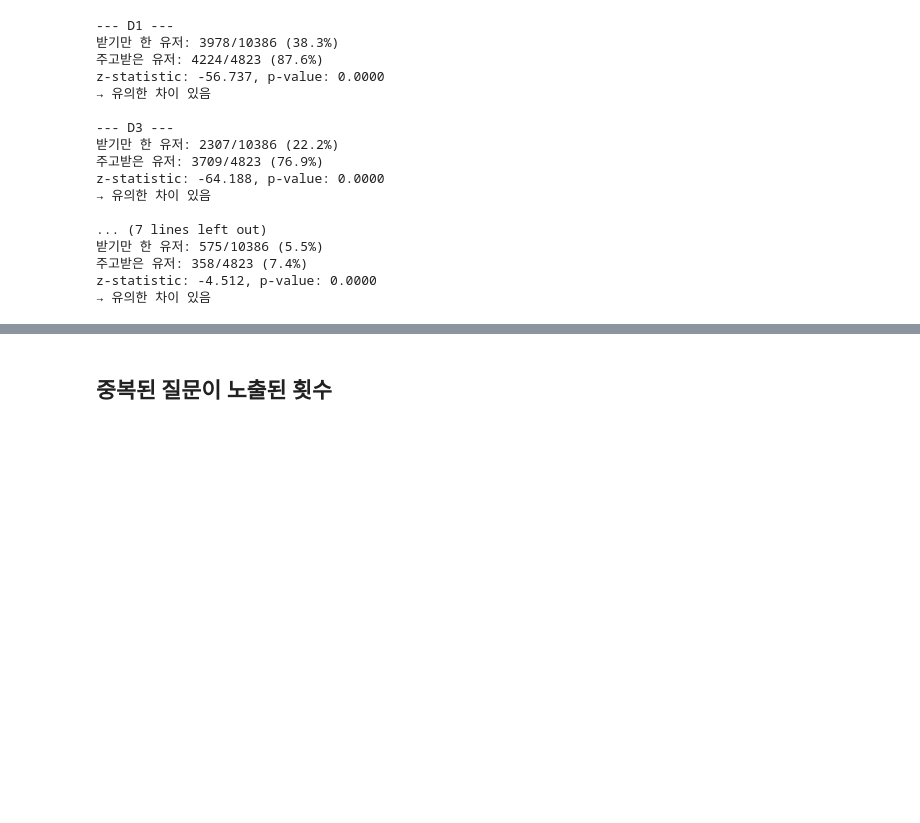
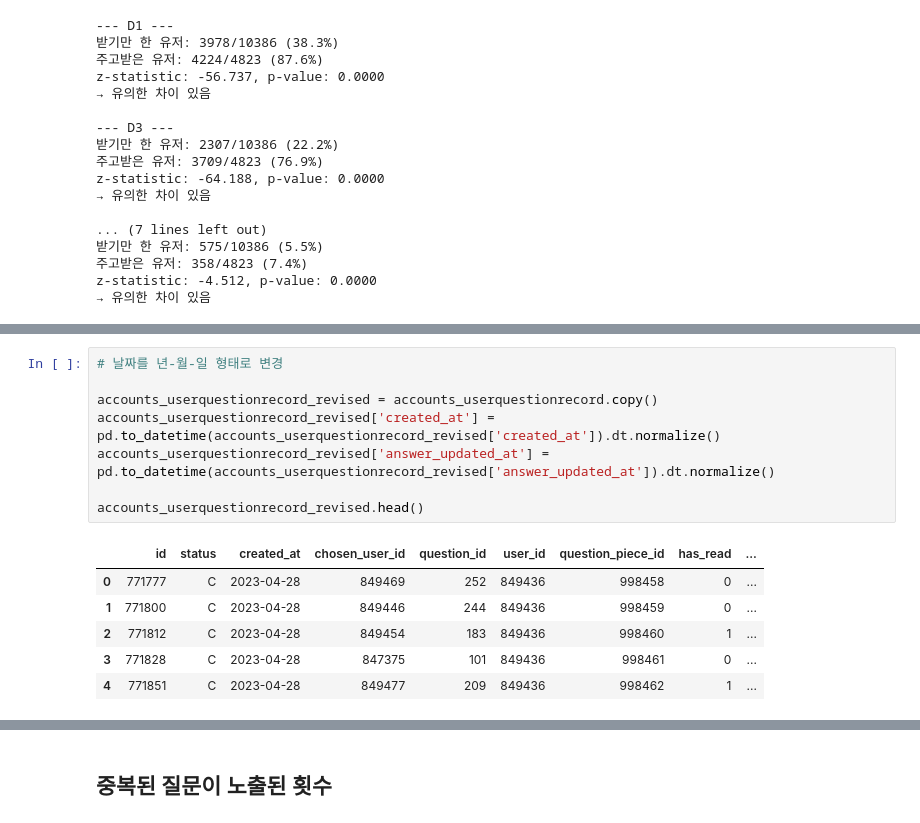
Before and after one commit to DA15-Lab/team3-ping-analytics, a Jupyter notebook: notebooks/Daun_analysis.ipynb, the cells around one changed output, grey strips where cells are left out. Drawn from its saved outputs; the diff is of its cells as text; blank space fills up the shorter version.

```diff
--- a/notebooks/Daun_analysis.ipynb
+++ b/notebooks/Daun_analysis.ipynb
@@ -1488,0 +1638,15 @@ z-statistic: -4.512, p-value: 0.0000
+# %%
+# 날짜를 년-월-일 형태로 변경
+
+accounts_userquestionrecord_revised = accounts_userquestionrecord.copy()
+accounts_userquestionrecord_revised['created_at'] = pd.to_datetime(accounts_userquestionrecord_revised['created_at']).dt.normalize()
+accounts_userquestionrecord_revised['answer_updated_at'] = pd.to_datetime(accounts_userquestionrecord_revised['answer_updated_at']).dt.normalize()
+
+accounts_userquestionrecord_revised.head()
+# %% [output]
+|  | id | status | created_at | chosen_user_id | question_id | user_id | question_piece_id | has_read | ... |
+| 0 | 771777 | C | 2023-04-28 | 849469 | 252 | 849436 | 998458 | 0 | ... |
+| 1 | 771800 | C | 2023-04-28 | 849446 | 244 | 849436 | 998459 | 0 | ... |
+| 2 | 771812 | C | 2023-04-28 | 849454 | 183 | 849436 | 998460 | 1 | ... |
+| 3 | 771828 | C | 2023-04-28 | 847375 | 101 | 849436 | 998461 | 0 | ... |
+| 4 | 771851 | C | 2023-04-28 | 849477 | 209 | 849436 | 998462 | 1 | ... |
```
Also changed, not shown: parts of 17 cells of this notebook.
